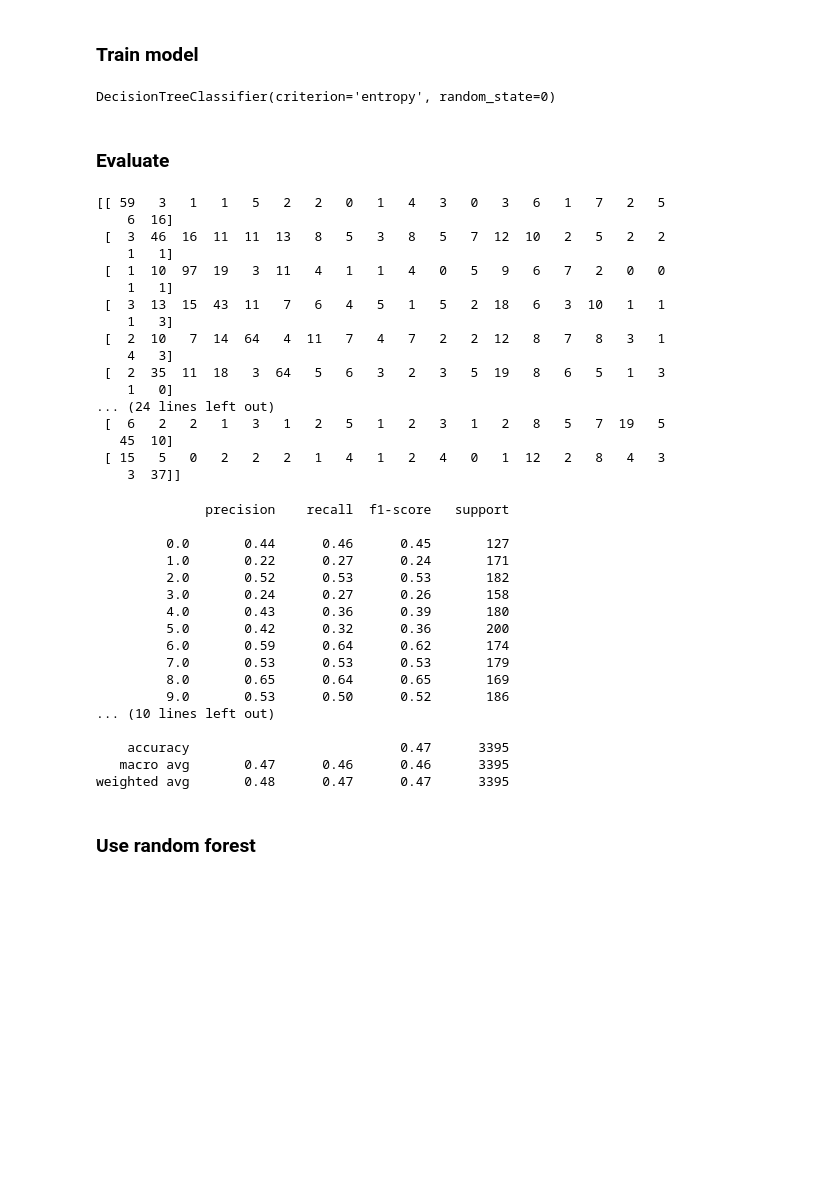
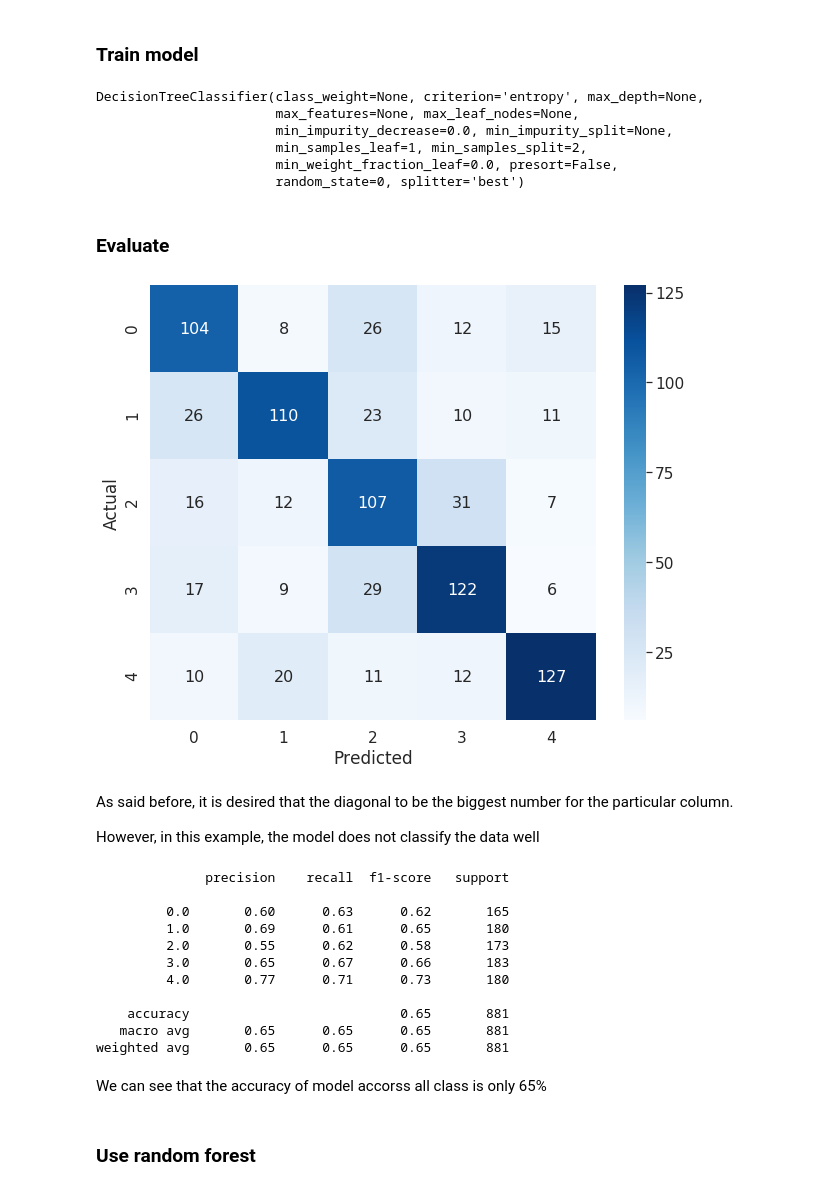
Before and after one commit to CertifaiAI/data-science-fundamentals, a Jupyter notebook: solution/07-0_Decision Tree and Random Forest.ipynb, the cells around one changed output. Saved outputs shown, nothing was run; the diff lists cells and outputs as text; code cells hidden in the pictures; blank space fills up the shorter version.

```diff
--- a/solution/07-0_Decision Tree and Random Forest.ipynb
+++ b/solution/07-0_Decision Tree and Random Forest.ipynb
@@ -110,0 +191,6 @@ ng = datasets.fetch_20newsgroups()
+# %%
+news_categories = ['comp.graphics','comp.os.ms-windows.misc',
+                   'comp.sys.ibm.pc.hardware', 'comp.sys.mac.hardware',
+                   'comp.windows.x']
+
+ng = datasets.fetch_20newsgroups(categories=news_categories)
@@ -161,7 +253,12 @@ classifier = DecisionTreeClassifier(criterion = 'entropy', random_state = 0)
 # %%
 classifier.fit(X_train, y_train)
 # %% [output]
-DecisionTreeClassifier(criterion='entropy', random_state=0)
+DecisionTreeClassifier(class_weight=None, criterion='entropy', max_depth=None,
+                       max_features=None, max_leaf_nodes=None,
+                       min_impurity_decrease=0.0, min_impurity_split=None,
+                       min_samples_leaf=1, min_samples_split=2,
+                       min_weight_fraction_leaf=0.0, presort=False,
+                       random_state=0, splitter='best')
 # %% [markdown]
 ### Evaluate
 # %%
@@ -169,43 +266,27 @@ predictions=classifier.predict(X_test)
-# %%
-print(confusion_matrix(y_test,predictions))
-# %% [output]
-[[ 59   3   1   1   5   2   2   0   1   4   3   0   3   6   1   7   2   5
-    6  16]
- [  3  46  16  11  11  13   8   5   3   8   5   7  12  10   2   5   2   2
-    1   1]
- [  1  10  97  19   3  11   4   1   1   4   0   5   9   6   7   2   0   0
-    1   1]
- [  3  13  15  43  11   7   6   4   5   1   5   2  18   6   3  10   1   1
-    1   3]
- [  2  10   7  14  64   4  11   7   4   7   2   2  12   8   7   8   3   1
-    4   3]
- [  2  35  11  18   3  64   5   6   3   2   3   5  19   8   6   5   1   3
-    1   0]
-... (24 lines left out)
- [  6   2   2   1   3   1   2   5   1   2   3   1   2   8   5   7  19   5
-   45  10]
- [ 15   5   0   2   2   2   1   4   1   2   4   0   1  12   2   8   4   3
-    3  37]]
+# %%
+plot_cm(y_test, predictions, figsize=(10, 8))
+# %% [output]
+[figure, added]
+# %% [markdown]
+As said before, it is desired that the diagonal to be the biggest number for the particular column.
+
+However, in this example, the model does not classify the data well
 # %%
 print(classification_report(y_test,predictions))
 # %% [output]
               precision    recall  f1-score   support
 
-         0.0       0.44      0.46      0.45       127
-         1.0       0.22      0.27      0.24       171
-         2.0       0.52      0.53      0.53       182
-         3.0       0.24      0.27      0.26       158
-         4.0       0.43      0.36      0.39       180
-         5.0       0.42      0.32      0.36       200
-         6.0       0.59      0.64      0.62       174
-         7.0       0.53      0.53      0.53       179
-         8.0       0.65      0.64      0.65       169
-         9.0       0.53      0.50      0.52       186
-... (10 lines left out)
+         0.0       0.60      0.63      0.62       165
+         1.0       0.69      0.61      0.65       180
+         2.0       0.55      0.62      0.58       173
+         3.0       0.65      0.67      0.66       183
+         4.0       0.77      0.71      0.73       180
 
-    accuracy                           0.47      3395
-   macro avg       0.47      0.46      0.46      3395
-weighted avg       0.48      0.47      0.47      3395
+    accuracy                           0.65       881
+   macro avg       0.65      0.65      0.65       881
+weighted avg       0.65      0.65      0.65       881
+# %% [markdown]
+We can see that the accuracy of model accorss all class is only 65%
 # %% [markdown]
 ### Use random forest
 # %%
```
Also changed, not shown: parts of 37 cells of this notebook, 3 other files.
